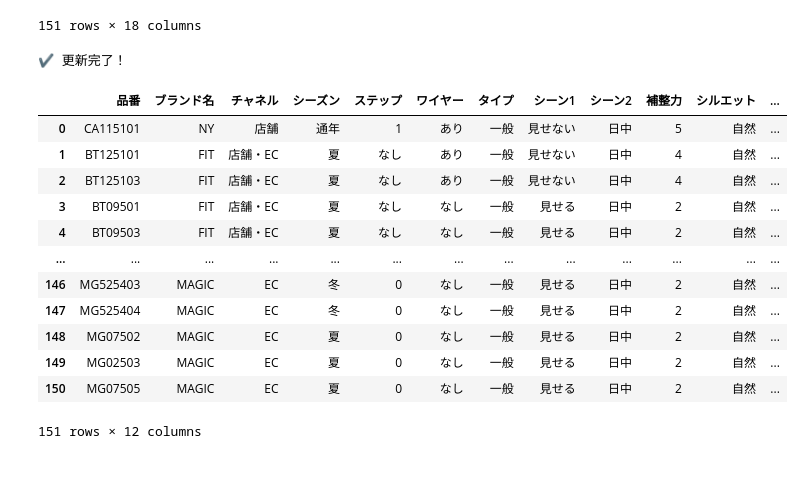
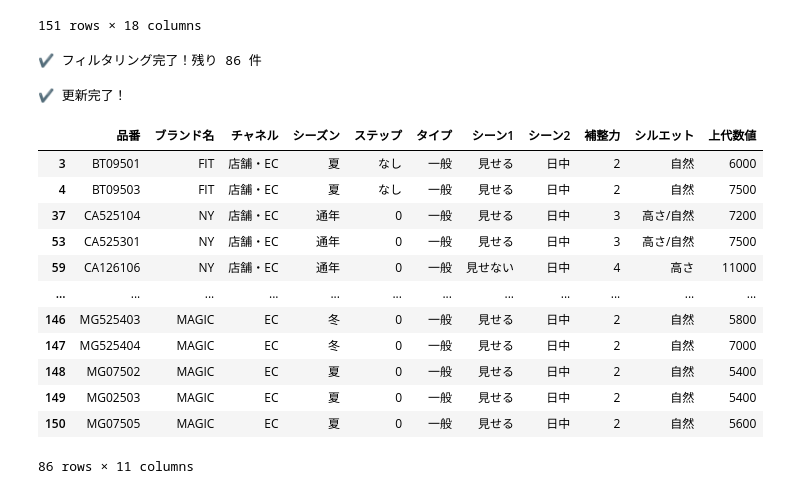
Before and after one commit to Hiros84/narrative_experiment, a Jupyter notebook: Jupyter/Bradelis_DataAnalysis4.ipynb, the cells around one changed output. Drawn from its saved outputs; the diff is of its cells as text; code cells hidden in the pictures.

```diff
--- a/Jupyter/Bradelis_DataAnalysis4.ipynb
+++ b/Jupyter/Bradelis_DataAnalysis4.ipynb
@@ -78,6 +78,16 @@ df
 | 149 | MG02503 | MG02503.jpg | リブブラタンクトップ | MAGIC | EC | 5,400 | 定番 | 2026年2月\n予定 | 夏 | 0 | ... |
 | 150 | MG07505 | MG07505.jpg | Aラインブラトップ | MAGIC | EC | 5,600 | 定番 | 2026年3月\n予定 | 夏 | 0 | ... |
 151 rows × 18 columns
+# %%
+# ==============================================================================
+# 特定条件でデータをフィルタリング
+# ==============================================================================
+# 例：「ワイヤー」列が "あり" のデータのみを抽出
+df = df[df["ワイヤー"] == "なし"]
+
+print(f"✔ フィルタリング完了！残り {len(df)} 件")
+# %% [output]
+✔ フィルタリング完了！残り 86 件
 # %%
 # ==============================================================================
 # 変数選択の設定パネル
@@ -91,44 +101,44 @@ variable_selector = {
      '名前': 0,
      'ブランド名': 1,
      'チャネル': 1,
      '上代': 0,
      '年度': 0,
      '会期月': 0,
      'シーズン': 1,
      'ステップ': 1,
-     'ワイヤー': 1,
+     'ワイヤー': 0,
      'タイプ': 1,
      'シーン1': 1,
      'シーン2': 1,
      '補整力': 1,
      'シルエット': 1,
      '着用感': 0,
      '上代数値': 1,
 }
 
 
 # ---------------------------------------------------------
 # dfを更新する処理 (この部分は変更不要です)
 # variable_selectorで値が1になっている変数名だけをリストとして抽出
 selected_columns = [column for column, keep in variable_selector.items() if keep == 1]
 
 # 元のdfから、選択された変数の列だけを取り出して、dfを上書きする
 df = df[selected_columns]
 
 print("✔ 更新完了！")
 df
 # %% [output]
 ✔ 更新完了！
-|  | 品番 | ブランド名 | チャネル | シーズン | ステップ | ワイヤー | タイプ | シーン1 | シーン2 | 補整力 | シルエット | ... |
-| 0 | CA115101 | NY | 店舗 | 通年 | 1 | あり | 一般 | 見せない | 日中 | 5 | 自然 | ... |
-| 1 | BT125101 | FIT | 店舗・EC | 夏 | なし | あり | 一般 | 見せない | 日中 | 4 | 自然 | ... |
-| 2 | BT125103 | FIT | 店舗・EC | 夏 | なし | あり | 一般 | 見せない | 日中 | 4 | 自然 | ... |
-| 3 | BT09501 | FIT | 店舗・EC | 夏 | なし | なし | 一般 | 見せる | 日中 | 2 | 自然 | ... |
-| 4 | BT09503 | FIT | 店舗・EC | 夏 | なし | なし | 一般 | 見せる | 日中 | 2 | 自然 | ... |
-| ... | ... | ... | ... | ... | ... | ... | ... | ... | ... | ... | ... | ... |
-| 146 | MG525403 | MAGIC | EC | 冬 | 0 | なし | 一般 | 見せる | 日中 | 2 | 自然 | ... |
-| 147 | MG525404 | MAGIC | EC | 冬 | 0 | なし | 一般 | 見せる | 日中 | 2 | 自然 | ... |
-| 148 | MG07502 | MAGIC | EC | 夏 | 0 | なし | 一般 | 見せる | 日中 | 2 | 自然 | ... |
-| 149 | MG02503 | MAGIC | EC | 夏 | 0 | なし | 一般 | 見せる | 日中 | 2 | 自然 | ... |
-| 150 | MG07505 | MAGIC | EC | 夏 | 0 | なし | 一般 | 見せる | 日中 | 2 | 自然 | ... |
+|  | 品番 | ブランド名 | チャネル | シーズン | ステップ | タイプ | シーン1 | シーン2 | 補整力 | シルエット | 上代数値 |
+| 3 | BT09501 | FIT | 店舗・EC | 夏 | なし | 一般 | 見せる | 日中 | 2 | 自然 | 6000 |
+| 4 | BT09503 | FIT | 店舗・EC | 夏 | なし | 一般 | 見せる | 日中 | 2 | 自然 | 7500 |
+| 37 | CA525104 | NY | 店舗・EC | 通年 | 0 | 一般 | 見せる | 日中 | 3 | 高さ/自然 | 7200 |
+| 53 | CA525301 | NY | 店舗・EC | 通年 | 0 | 一般 | 見せる | 日中 | 3 | 高さ/自然 | 7500 |
+| 59 | CA126106 | NY | 店舗・EC | 通年 | 0 | 一般 | 見せない | 日中 | 4 | 高さ | 11000 |
+| ... | ... | ... | ... | ... | ... | ... | ... | ... | ... | ... | ... |
+| 146 | MG525403 | MAGIC | EC | 冬 | 0 | 一般 | 見せる | 日中 | 2 | 自然 | 5800 |
+| 147 | MG525404 | MAGIC | EC | 冬 | 0 | 一般 | 見せる | 日中 | 2 | 自然 | 7000 |
+| 148 | MG07502 | MAGIC | EC | 夏 | 0 | 一般 | 見せる | 日中 | 2 | 自然 | 5400 |
+| 149 | MG02503 | MAGIC | EC | 夏 | 0 | 一般 | 見せる | 日中 | 2 | 自然 | 5400 |
+| 150 | MG07505 | MAGIC | EC | 夏 | 0 | 一般 | 見せる | 日中 | 2 | 自然 | 5600 |
-151 rows × 12 columns
+86 rows × 11 columns
```
Also changed, not shown: parts of 5 cells of this notebook, 19 other files.
